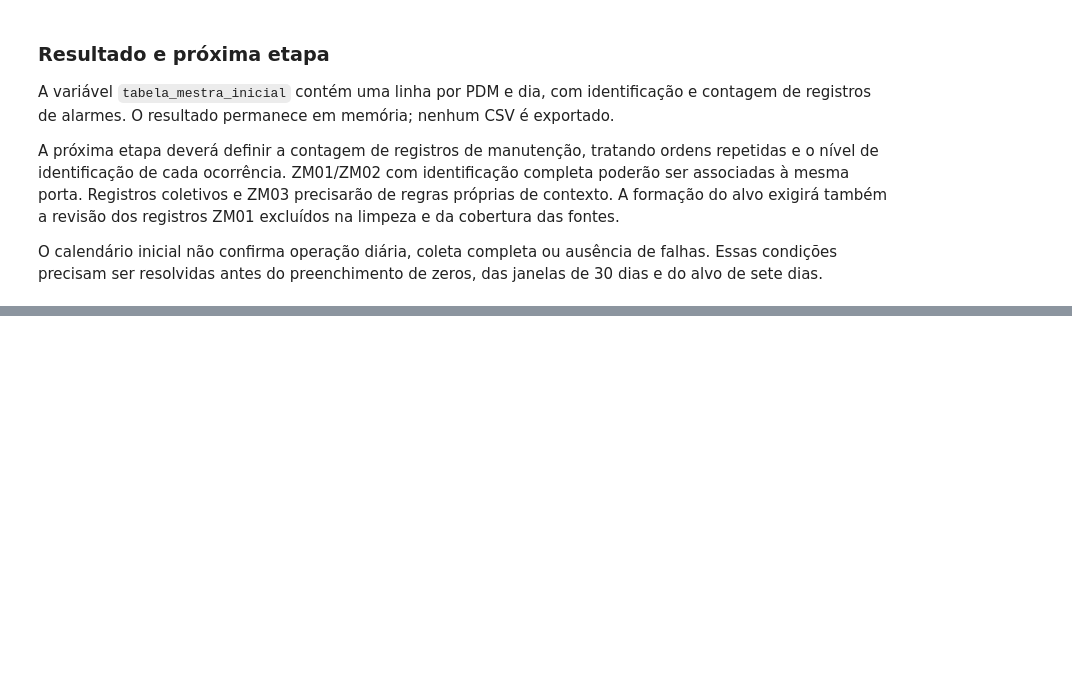
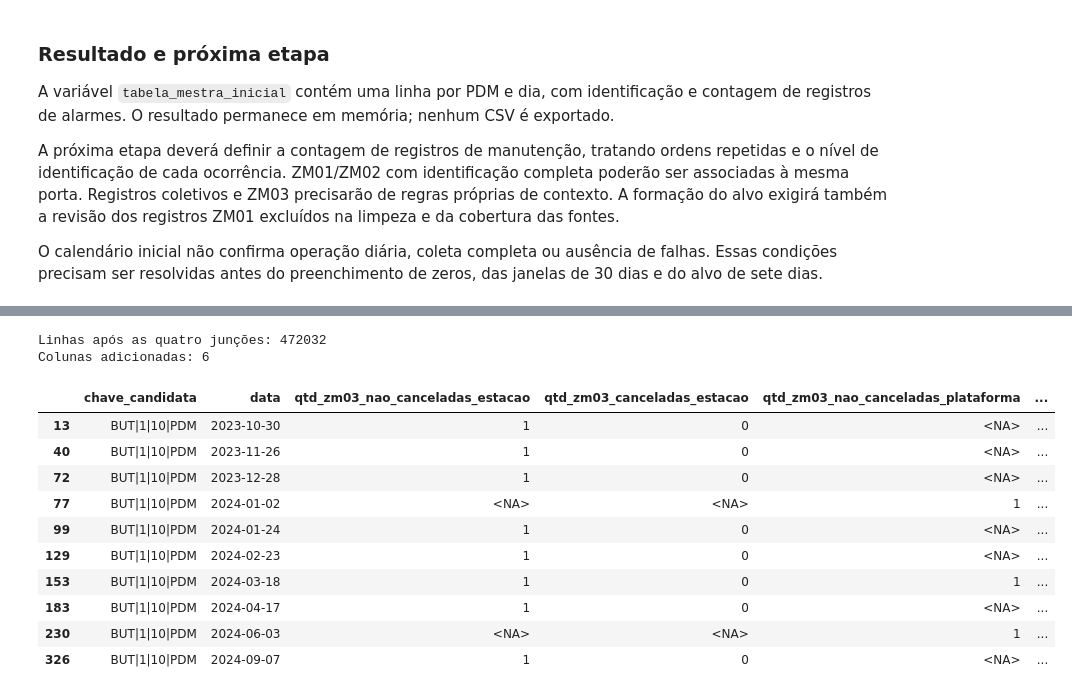
Before and after one commit to joaocardosodias/Lumem, a Jupyter notebook: models/modelo-rnn-1/01-criacao-tabela-mestra.ipynb, the cells around one changed output, grey strips where cells are left out. Saved outputs shown, nothing was run; the diff lists cells and outputs as text; code cells hidden in the pictures; blank space fills up the shorter version.

Commit message:
feat: adiciona todas as tabelas na analise diária de alarmes

```diff
--- a/models/modelo-rnn-1/01-criacao-tabela-mestra.ipynb
+++ b/models/modelo-rnn-1/01-criacao-tabela-mestra.ipynb
@@ -1001,0 +1174,19 @@ O calendário inicial não confirma operação diária, coleta completa ou ausê
+# %%
+assert zm03["ordem"].notna().all(), "Há ordens ZM03 sem identificação."
+assert not zm03["ordem"].duplicated().any(), "As ordens ZM03 repetidas precisam de revisão."
+assert zm03["cancelada"].isin([True, False]).all(), "Há status de cancelamento desconhecido."
+
+locais_zm03 = zm03["local_original"].astype("string").str.strip().str.upper()
+
+local_estacao = locais_zm03.str.fullmatch(r"SP\d+-\d+-PSD-[A-Z]{3}", na=False)
+local_plataforma = locais_zm03.str.fullmatch(r"SP\d+-\d+-PSD-[A-Z]{3}-PLT\d+", na=False)
+data_no_recorte = zm03["data_programada"].between(DATA_INICIO, DATA_FIM)
+
+zm03_estacao = zm03.loc[local_estacao & data_no_recorte].copy()
+zm03_plataforma = zm03.loc[local_plataforma & data_no_recorte].copy()
+zm03_sem_escopo = zm03.loc[~(local_estacao | local_plataforma)].copy()
+
+print("Ordens de estação no recorte:", len(zm03_estacao))
+print("Ordens de plataforma no recorte:", len(zm03_plataforma))
+print("Ordens sem escopo reconhecido na base completa:", len(zm03_sem_escopo))
+display(zm03_sem_escopo[["ordem", "local_original", "data_programada"]].head())
@@ -1001,0 +1263,51 @@ O calendário inicial não confirma operação diária, coleta completa ou ausê
+# %%
+tabela_mestra_manutencoes = tabela_mestra_manutencoes.merge(
+    zm03_estacao_diaria,
+    on=["estacao", "data"],
+    how="left",
+    validate="many_to_one",
+)
+
+tabela_mestra_manutencoes = tabela_mestra_manutencoes.merge(
+    zm03_plataforma_diaria,
+    on=["estacao", "plataforma", "data"],
+    how="left",
+    validate="many_to_one",
+)
+
+colunas_preventivas = [
+    "qtd_zm03_nao_canceladas_estacao",
+    "qtd_zm03_canceladas_estacao",
+    "qtd_zm03_nao_canceladas_plataforma",
+    "qtd_zm03_canceladas_plataforma",
+]
+tabela_mestra_manutencoes[colunas_preventivas] = (
+    tabela_mestra_manutencoes[colunas_preventivas].astype("Int64")
+)
+
+assert len(tabela_mestra_manutencoes) == len(tabela_mestra_inicial)
+assert not tabela_mestra_manutencoes.duplicated(["chave_candidata", "data"]).any()
+assert tabela_mestra_manutencoes["qtd_registros_alarmes"].equals(
+    tabela_mestra_inicial["qtd_registros_alarmes"]
+)
+
+print("Linhas após as quatro junções:", len(tabela_mestra_manutencoes))
+print("Colunas adicionadas:", len(colunas_corretivas + colunas_preventivas))
+display(tabela_mestra_manutencoes.loc[
+    tabela_mestra_manutencoes[colunas_preventivas].notna().any(axis=1),
+    ["chave_candidata", "data", *colunas_preventivas],
+].head(10))
+# %% [output]
+Linhas após as quatro junções: 472032
+Colunas adicionadas: 6
+|  | chave_candidata | data | qtd_zm03_nao_canceladas_estacao | qtd_zm03_canceladas_estacao | qtd_zm03_nao_canceladas_plataforma | ... |
+| 13 | BUT|1|10|PDM | 2023-10-30 | 1 | 0 | <NA> | ... |
+| 40 | BUT|1|10|PDM | 2023-11-26 | 1 | 0 | <NA> | ... |
+| 72 | BUT|1|10|PDM | 2023-12-28 | 1 | 0 | <NA> | ... |
+| 77 | BUT|1|10|PDM | 2024-01-02 | <NA> | <NA> | 1 | ... |
+| 99 | BUT|1|10|PDM | 2024-01-24 | 1 | 0 | <NA> | ... |
+| 129 | BUT|1|10|PDM | 2024-02-23 | 1 | 0 | <NA> | ... |
+| 153 | BUT|1|10|PDM | 2024-03-18 | 1 | 0 | 1 | ... |
+| 183 | BUT|1|10|PDM | 2024-04-17 | 1 | 0 | <NA> | ... |
+| 230 | BUT|1|10|PDM | 2024-06-03 | <NA> | <NA> | 1 | ... |
+| 326 | BUT|1|10|PDM | 2024-09-07 | 1 | 0 | <NA> | ... |
```
Also changed, not shown: parts of 12 cells of this notebook.
